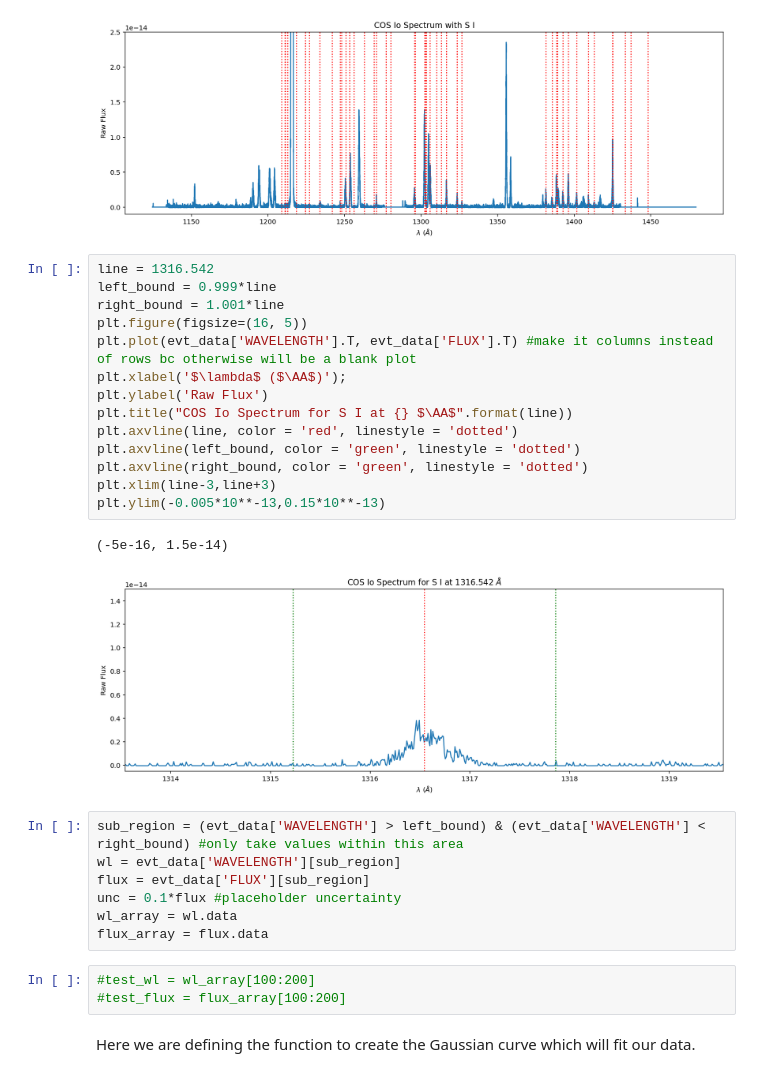
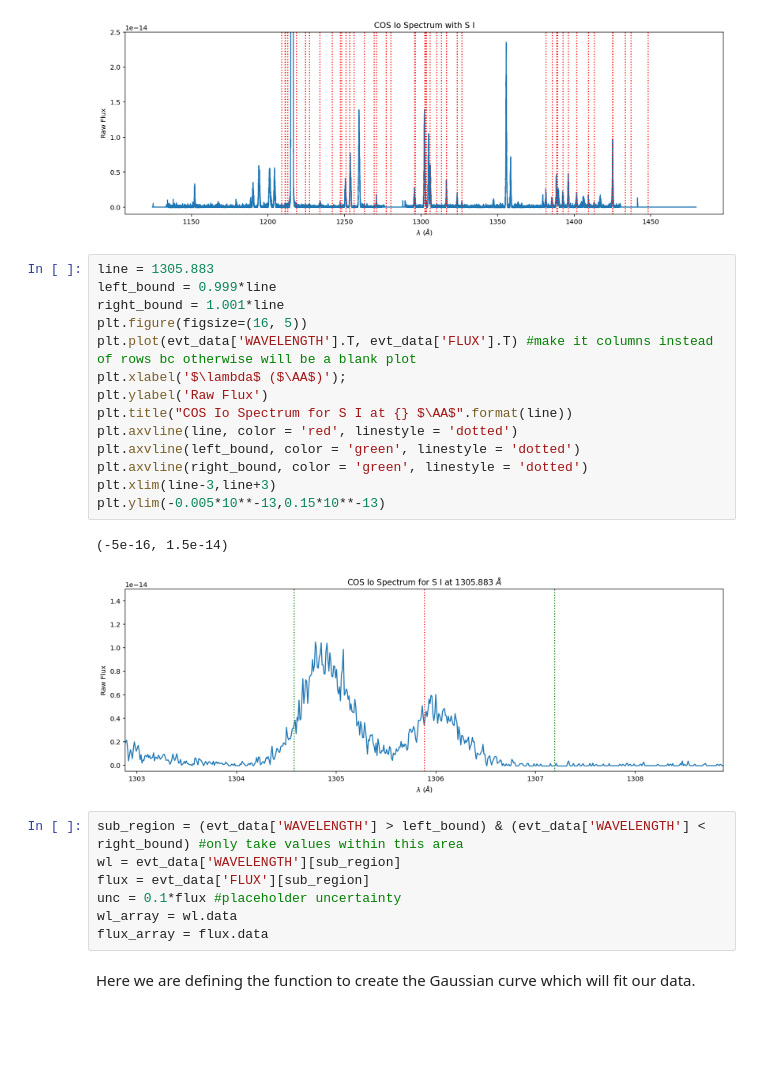
Before and after one commit to 18ganesha/io_brightness, a Jupyter notebook: notebooks/07_Gaussian_fitting_alternative.ipynb, the cells around one changed output. Cells and saved outputs as stored; diff of their text form; blank space fills up the shorter version.

```diff
--- a/notebooks/07_Gaussian_fitting_alternative.ipynb
+++ b/notebooks/07_Gaussian_fitting_alternative.ipynb
@@ -40,22 +60,22 @@ for xc in df_wavelength:
 # %% [output]
 [figure]
 # %%
-line = 1316.542
+line = 1305.883
 left_bound = 0.999*line
 right_bound = 1.001*line
 plt.figure(figsize=(16, 5))
 plt.plot(evt_data['WAVELENGTH'].T, evt_data['FLUX'].T) #make it columns instead of rows bc otherwise will be a blank plot
 plt.xlabel('$\lambda$ ($\AA$)');
 plt.ylabel('Raw Flux')
 plt.title("COS Io Spectrum for S I at {} $\AA$".format(line))
 plt.axvline(line, color = 'red', linestyle = 'dotted')
 plt.axvline(left_bound, color = 'green', linestyle = 'dotted')
 plt.axvline(right_bound, color = 'green', linestyle = 'dotted')
 plt.xlim(line-3,line+3)
 plt.ylim(-0.005*10**-13,0.15*10**-13)
 # %% [output]
 (-5e-16, 1.5e-14)
-[figure, old version]
+[figure, new version]
 # %%
 sub_region = (evt_data['WAVELENGTH'] > left_bound) & (evt_data['WAVELENGTH'] < right_bound) #only take values within this area
 wl = evt_data['WAVELENGTH'][sub_region]
@@ -63,7 +83,4 @@ flux = evt_data['FLUX'][sub_region]
 unc = 0.1*flux #placeholder uncertainty
 wl_array = wl.data
 flux_array = flux.data
-# %%
-#test_wl = wl_array[100:200]
-#test_flux = flux_array[100:200]
 # %% [markdown]
```
Also changed, not shown: parts of 6 cells of this notebook, 1 other file.
